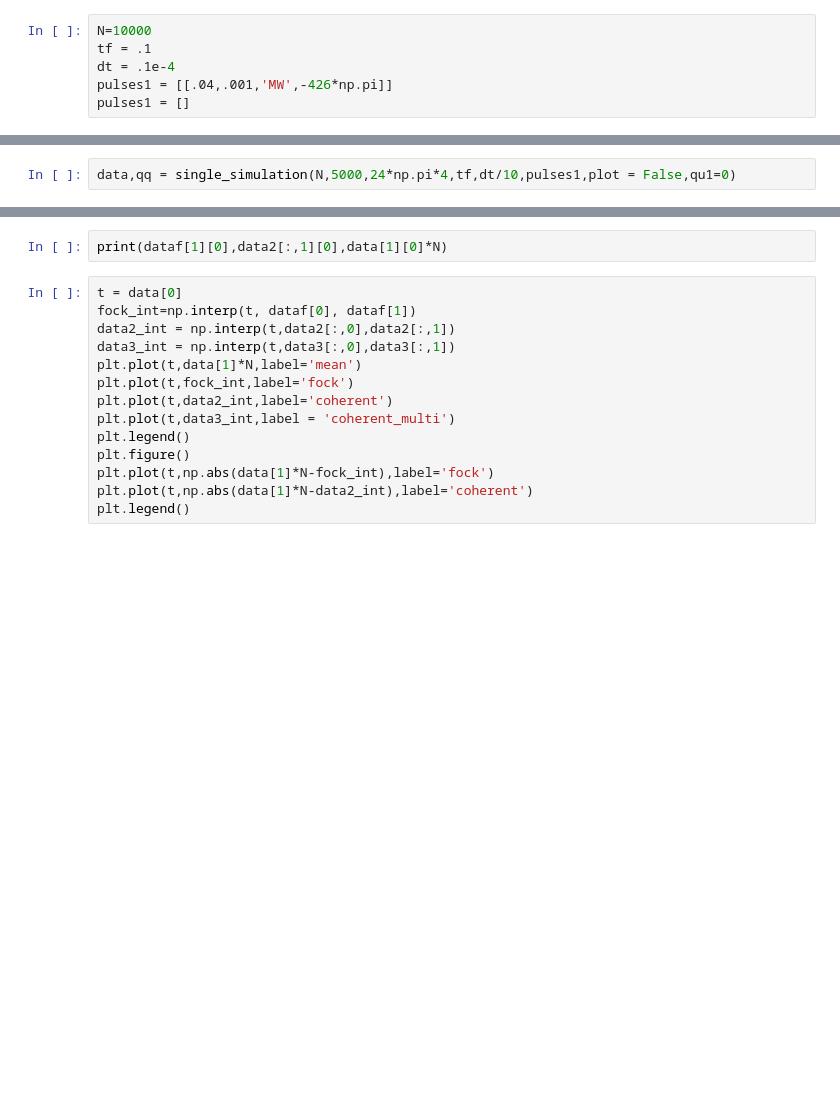
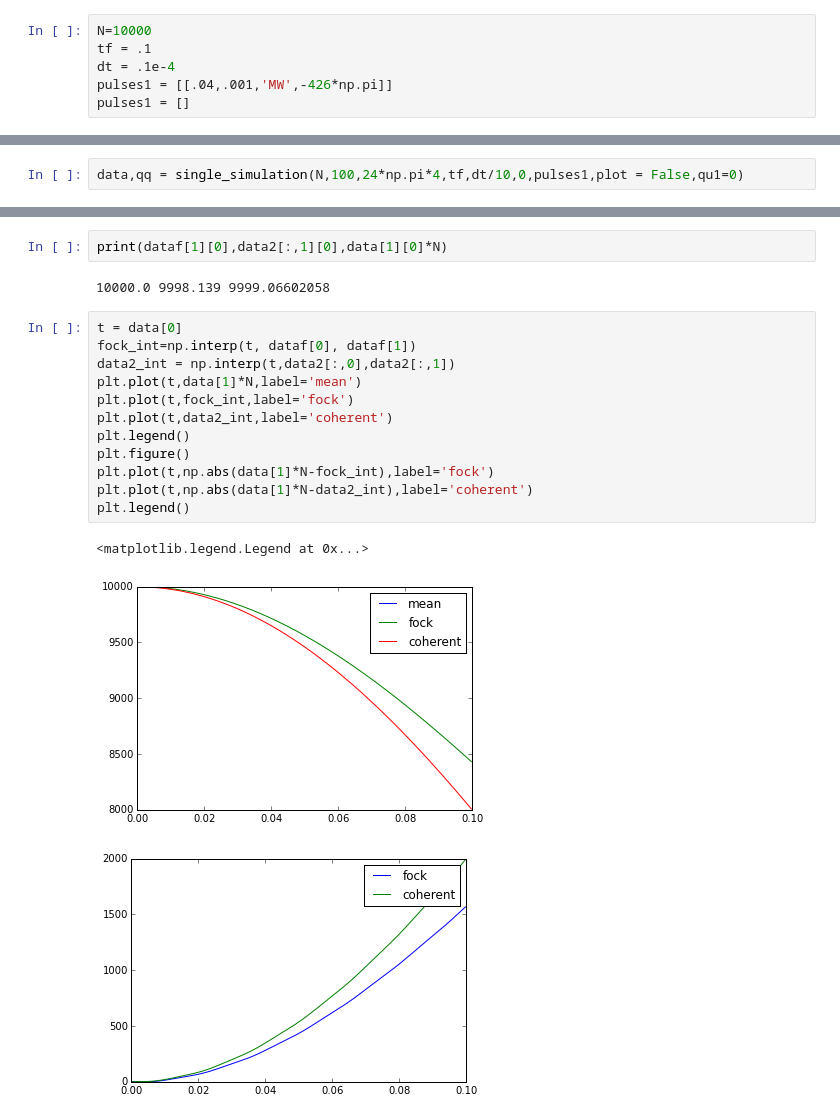
Before and after one commit to ZachGlassman/MySpinorSim, a Jupyter notebook: CompareMethods.ipynb, the cells around one changed output, grey strips where cells are left out. Cells and saved outputs as stored; diff of their text form; blank space fills up the shorter version.

```diff
--- a/CompareMethods.ipynb
+++ b/CompareMethods.ipynb
@@ -36,2 +44,2 @@ data3 = np.loadtxt('results_multi.txt',skiprows = 18)
 # %%
-data,qq = single_simulation(N,5000,24*np.pi*4,tf,dt/10,pulses1,plot = False,qu1=0)
+data,qq = single_simulation(N,100,24*np.pi*4,tf,dt/10,0,pulses1,plot = False,qu1=0)
@@ -50,16 +67,20 @@ plt.plot(qq)
 # %%
 print(dataf[1][0],data2[:,1][0],data[1][0]*N)
+# %% [output]
+10000.0 9998.139 9999.06602058
 # %%
 t = data[0]
 fock_int=np.interp(t, dataf[0], dataf[1])
 data2_int = np.interp(t,data2[:,0],data2[:,1])
-data3_int = np.interp(t,data3[:,0],data3[:,1])
 plt.plot(t,data[1]*N,label='mean')
 plt.plot(t,fock_int,label='fock')
 plt.plot(t,data2_int,label='coherent')
-plt.plot(t,data3_int,label = 'coherent_multi')
 plt.legend()
 plt.figure()
 plt.plot(t,np.abs(data[1]*N-fock_int),label='fock')
 plt.plot(t,np.abs(data[1]*N-data2_int),label='coherent')
 plt.legend()
+# %% [output]
+<matplotlib.legend.Legend at 0x...>
+[figure, added]
+[figure, added]
```
Also changed, not shown: parts of 7 cells of this notebook, 6 other files.
